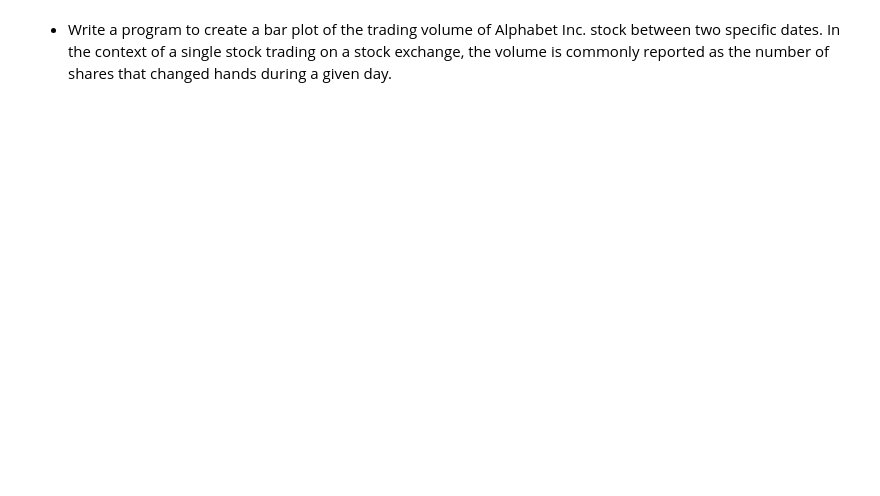
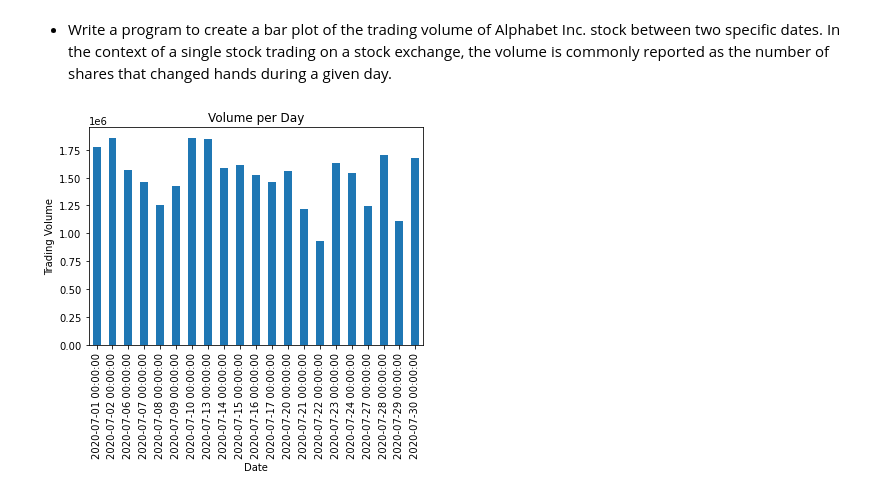
Before and after one commit to daanieo/PythonBasics, a Jupyter notebook: Session_6_Summary.ipynb, the cells around one changed output. Cells and saved outputs as stored; diff of their text form; code cells hidden in the pictures; blank space fills up the shorter version.

```diff
--- a/Session_6_Summary.ipynb
+++ b/Session_6_Summary.ipynb
@@ -109,2 +191,16 @@ done()
 # %% [markdown]
 - Write a program to create a bar plot of the trading volume of Alphabet Inc. stock between two specific dates. In the context of a single stock trading on a stock exchange, the volume is commonly reported as the number of shares that changed hands during a given day.
+# %%
+import pandas as pd
+
+df = pd.read_csv("alphabet_stock_data.csv")
+start_date = pd.to_datetime('2020-7-1')
+end_date = pd.to_datetime('2020-7-30')
+df['Date'] = pd.to_datetime(df['Date'])
+new_df = (df['Date']>= start_date) & (df['Date']<= end_date)
+df1 = df.loc[new_df]
+df2 = df1.set_index('Date')
+
+df2['Volume'].plot(kind='bar',title="Volume per Day",ylabel='Trading Volume');
+# %% [output]
+[figure, added]
```
Also changed, not shown: parts of 7 cells of this notebook.
